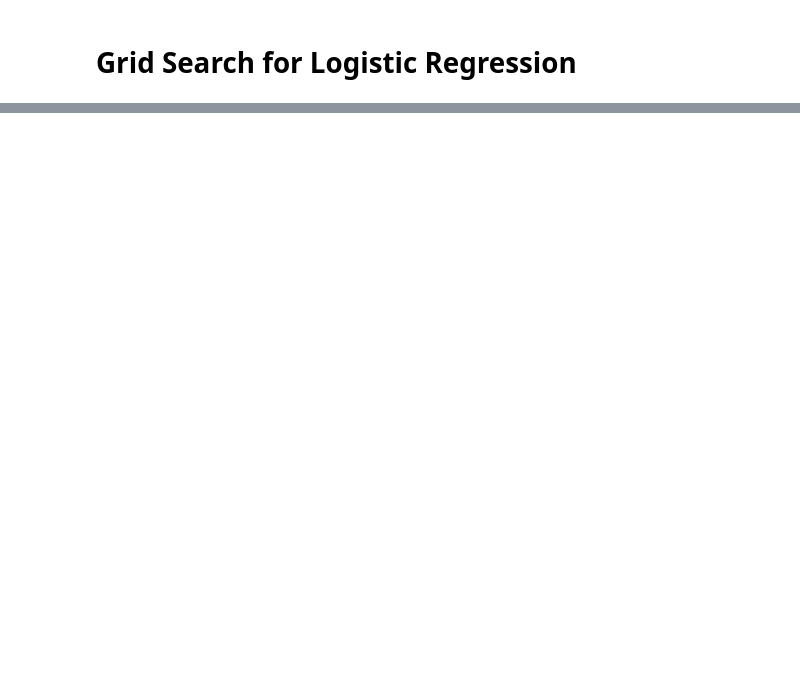
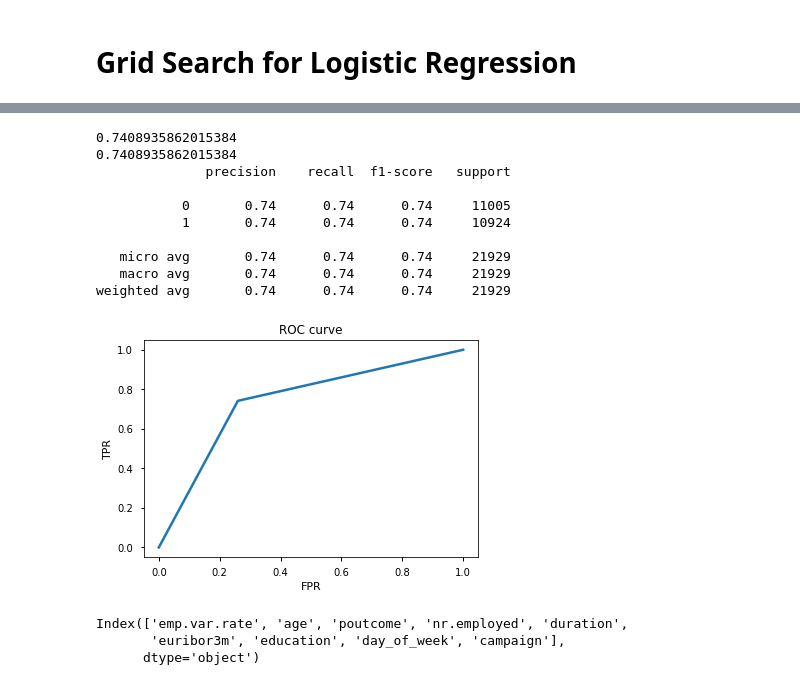
Before and after one commit to clydemendonca/greyatom-hackathon-1, a Jupyter notebook: Hackathon.ipynb, the cells around one changed output, grey strips where cells are left out. Saved outputs shown, nothing was run; the diff lists cells and outputs as text; code cells hidden in the pictures; blank space fills up the shorter version.

```diff
--- a/Hackathon.ipynb
+++ b/Hackathon.ipynb
@@ -907,6 +934,5 @@ def grid_search_random_forrest_best(X, y):
 # %%
-X = winsorized_df[[
-'emp.var.rate',
+X = winsorized_df[['emp.var.rate',
  'age',
  'poutcome',
  'nr.employed',
@@ -991,2 +1027,43 @@ def svc_grid_search(X, y):
+# %%
+def gnb(X,y):
+
+    smote = SMOTE(kind='regular')
+    X_sm, y_sm =  smote.fit_sample(X, y.ravel())
+
+    X_train, X_test, y_train, y_test = train_test_split(X_sm, y_sm, test_size=0.3, random_state=42)
+
+    nb = GaussianNB()
+    nb.fit(X_train,y_train)
+    y_pred = nb.predict(X_test)
+
+    false_positive_rate, true_positive_rate, thresholds = roc_curve(y_test, y_pred)
+    print(auc(false_positive_rate, true_positive_rate))
+    print(roc_auc_score(y_test, y_pred))
+
+    print(classification_report(y_test, y_pred))
+    plt.clf()
+    plt.plot(false_positive_rate, true_positive_rate)
+    plt.xlabel('FPR')
+    plt.ylabel('TPR')
+    plt.title('ROC curve')
+    plt.show()
 # %%
-svc_grid_search(X, y)
+gnb(X,y)
+# %% [output]
+0.7408935862015384
+0.7408935862015384
+              precision    recall  f1-score   support
+
+           0       0.74      0.74      0.74     11005
+           1       0.74      0.74      0.74     10924
+
+   micro avg       0.74      0.74      0.74     21929
+   macro avg       0.74      0.74      0.74     21929
+weighted avg       0.74      0.74      0.74     21929
+[figure, added]
+# %%
+X.columns
+# %% [output]
+Index(['emp.var.rate', 'age', 'poutcome', 'nr.employed', 'duration',
+       'euribor3m', 'education', 'day_of_week', 'campaign'],
+      dtype='object')
```
Also changed, not shown: parts of 65 cells of this notebook.
